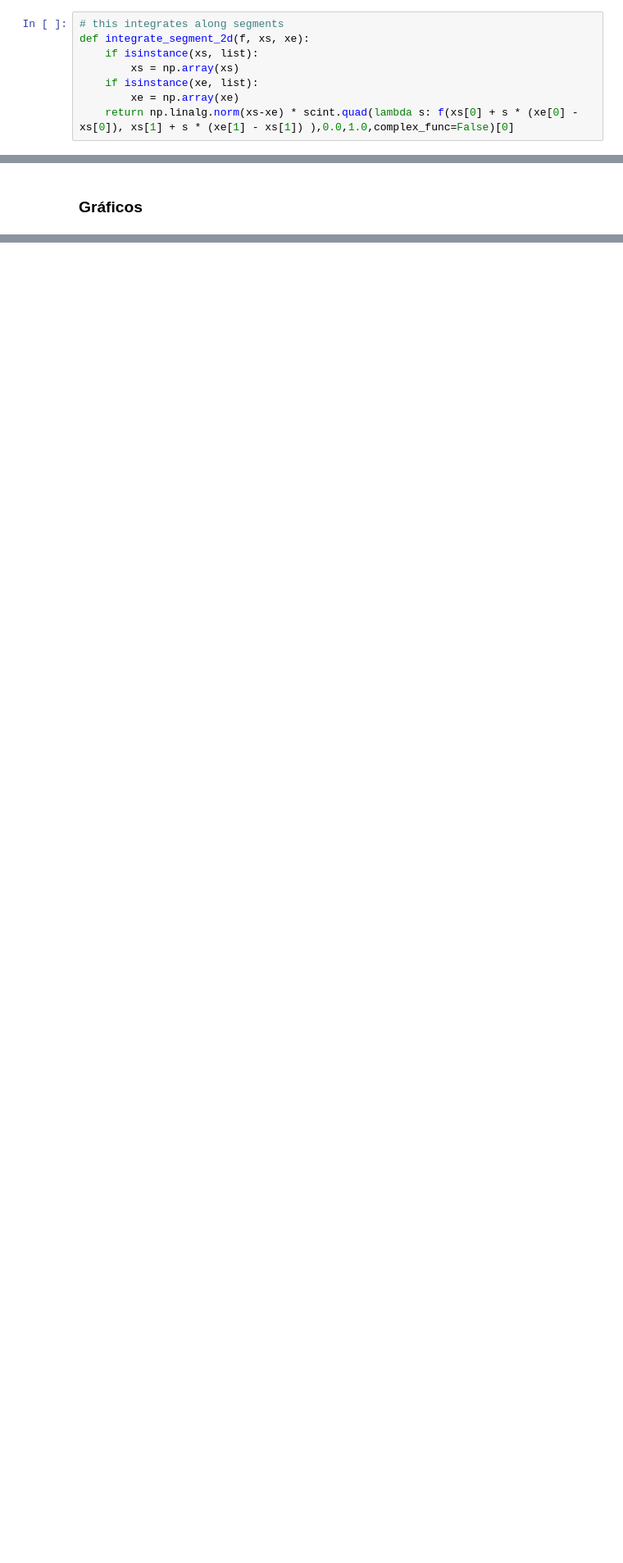
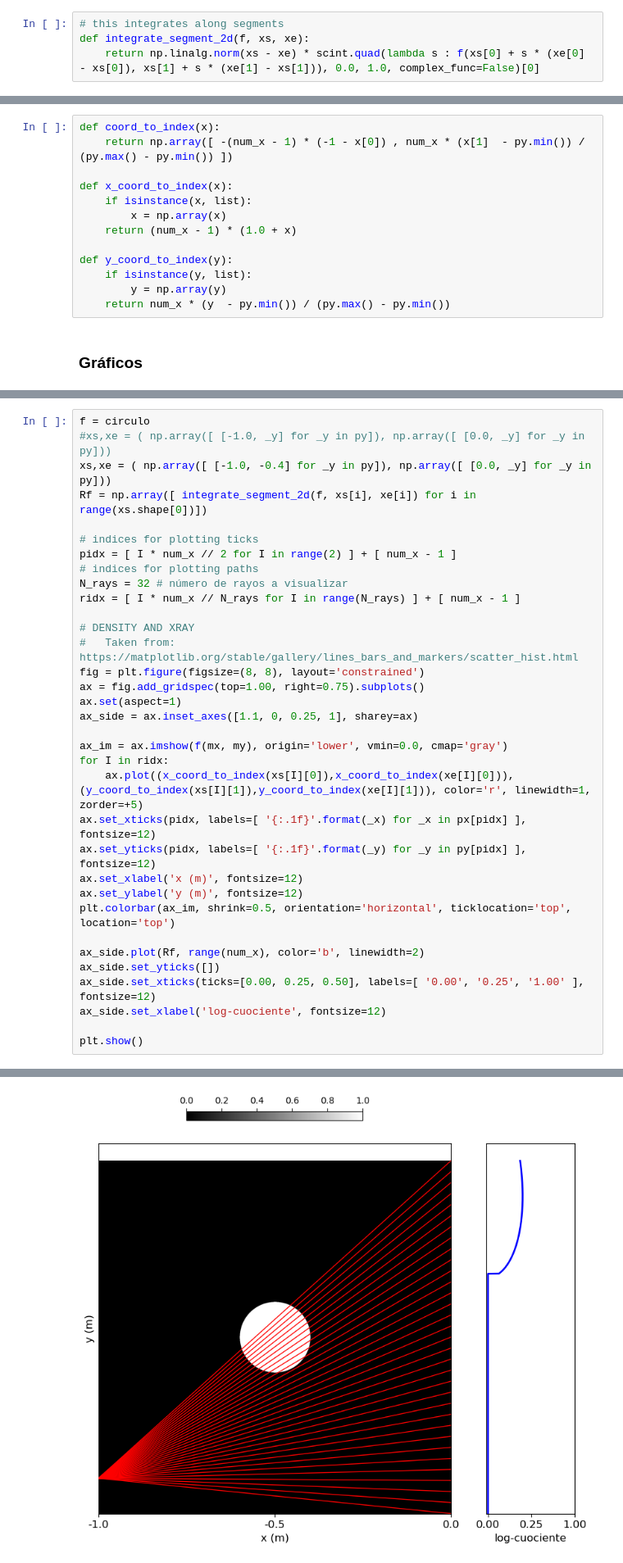
Before and after one commit to JavierBZ/IBM2101, a Jupyter notebook: XRays+CT.ipynb, the cells around one changed output, grey strips where cells are left out. Shown at 82% size. Drawn from its saved outputs; the diff is of its cells as text; blank space fills up the shorter version.

```diff
--- a/XRays+CT.ipynb
+++ b/XRays+CT.ipynb
@@ -58,8 +54,4 @@ circulo = lambda x, y : np.where((x + 0.5)**2 + y**2 <= 0.1**2,1,0)
 # %%
 # this integrates along segments
 def integrate_segment_2d(f, xs, xe):
-    if isinstance(xs, list):
-        xs = np.array(xs)
-    if isinstance(xe, list):
-        xe = np.array(xe)
-    return np.linalg.norm(xs-xe) * scint.quad(lambda s: f(xs[0] + s * (xe[0] - xs[0]), xs[1] + s * (xe[1] - xs[1]) ),0.0,1.0,complex_func=False)[0]
+    return np.linalg.norm(xs - xe) * scint.quad(lambda s : f(xs[0] + s * (xe[0] - xs[0]), xs[1] + s * (xe[1] - xs[1])), 0.0, 1.0, complex_func=False)[0]
@@ -66,2 +60,15 @@ def integrate_segment_2d(f, xs, xe):
+# %%
+def coord_to_index(x):
+    return np.array([ -(num_x - 1) * (-1 - x[0]) , num_x * (x[1]  - py.min()) / (py.max() - py.min()) ])
+
+def x_coord_to_index(x):
+    if isinstance(x, list):
+        x = np.array(x)
+    return (num_x - 1) * (1.0 + x)
+
+def y_coord_to_index(y):
+    if isinstance(y, list):
+        y = np.array(y)
+    return num_x * (y  - py.min()) / (py.max() - py.min())
 # %% [markdown]
 ### Gráficos
@@ -128,0 +75,35 @@ plt.show()
+# %%
+f = circulo
+#xs,xe = ( np.array([ [-1.0, _y] for _y in py]), np.array([ [0.0, _y] for _y in py]))
+xs,xe = ( np.array([ [-1.0, -0.4] for _y in py]), np.array([ [0.0, _y] for _y in py]))
+Rf = np.array([ integrate_segment_2d(f, xs[i], xe[i]) for i in range(xs.shape[0])])
+
+# indices for plotting ticks
+pidx = [ I * num_x // 2 for I in range(2) ] + [ num_x - 1 ]
+# indices for plotting paths
+N_rays = 32 # número de rayos a visualizar
+ridx = [ I * num_x // N_rays for I in range(N_rays) ] + [ num_x - 1 ]
+
+# DENSITY AND XRAY
+#   Taken from: https://matplotlib.org/stable/gallery/lines_bars_and_markers/scatter_hist.html
+fig = plt.figure(figsize=(8, 8), layout='constrained')
+ax = fig.add_gridspec(top=1.00, right=0.75).subplots()
+ax.set(aspect=1)
+ax_side = ax.inset_axes([1.1, 0, 0.25, 1], sharey=ax)
+
+ax_im = ax.imshow(f(mx, my), origin='lower', vmin=0.0, cmap='gray')
+for I in ridx:
+    ax.plot((x_coord_to_index(xs[I][0]),x_coord_to_index(xe[I][0])), (y_coord_to_index(xs[I][1]),y_coord_to_index(xe[I][1])), color='r', linewidth=1, zorder=+5)
+ax.set_xticks(pidx, labels=[ '{:.1f}'.format(_x) for _x in px[pidx] ], fontsize=12)
+ax.set_yticks(pidx, labels=[ '{:.1f}'.format(_y) for _y in py[pidx] ], fontsize=12)
+ax.set_xlabel('x (m)', fontsize=12)
+ax.set_ylabel('y (m)', fontsize=12)
+plt.colorbar(ax_im, shrink=0.5, orientation='horizontal', ticklocation='top', location='top')
+
+ax_side.plot(Rf, range(num_x), color='b', linewidth=2)
+ax_side.set_yticks([])
+ax_side.set_xticks(ticks=[0.00, 0.25, 0.50], labels=[ '0.00', '0.25', '1.00' ], fontsize=12)
+ax_side.set_xlabel('log-cuociente', fontsize=12)
+
+plt.show()
+# %% [output]
@@ -128,0 +115 @@ plt.show()
+[figure, added]
```
Also changed, not shown: parts of 10 cells of this notebook.
